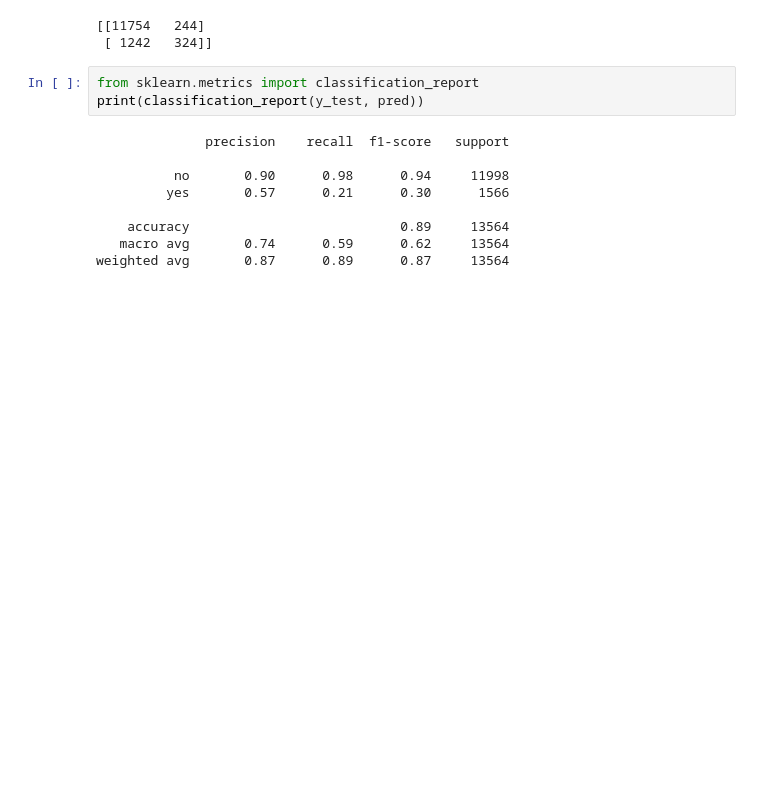
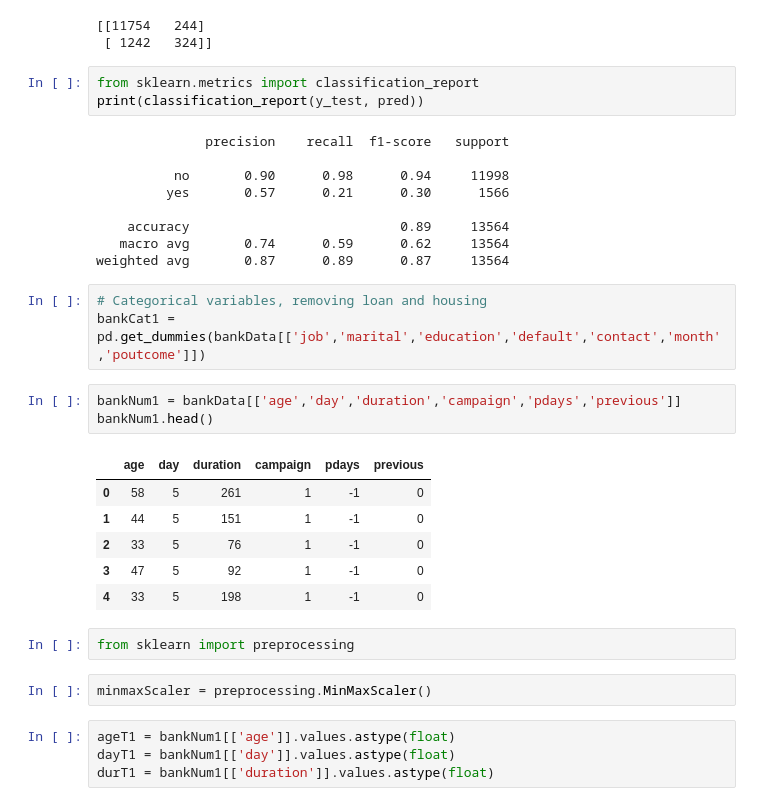
Before and after one commit to sadullahmath/LinearRegresyon, a Jupyter notebook: LogisticRegression.ipynb, the cells around one changed output. Drawn from its saved outputs; the diff is of its cells as text; blank space fills up the shorter version.

```diff
--- a/LogisticRegression.ipynb
+++ b/LogisticRegression.ipynb
@@ -104,3 +104,24 @@ print(classification_report(y_test, pred))
     accuracy                           0.89     13564
    macro avg       0.74      0.59      0.62     13564
 weighted avg       0.87      0.89      0.87     13564
+# %%
+# Categorical variables, removing loan and housing
+bankCat1 = pd.get_dummies(bankData[['job','marital','education','default','contact','month','poutcome']])
+# %%
+bankNum1 = bankData[['age','day','duration','campaign','pdays','previous']]
+bankNum1.head()
+# %% [output]
+|  | age | day | duration | campaign | pdays | previous |
+| 0 | 58 | 5 | 261 | 1 | -1 | 0 |
+| 1 | 44 | 5 | 151 | 1 | -1 | 0 |
+| 2 | 33 | 5 | 76 | 1 | -1 | 0 |
+| 3 | 47 | 5 | 92 | 1 | -1 | 0 |
+| 4 | 33 | 5 | 198 | 1 | -1 | 0 |
+# %%
+from sklearn import preprocessing
+# %%
+minmaxScaler = preprocessing.MinMaxScaler()
+# %%
+ageT1 = bankNum1[['age']].values.astype(float)
+dayT1 = bankNum1[['day']].values.astype(float)
+durT1 = bankNum1[['duration']].values.astype(float)
```
Also changed, not shown: parts of 9 cells of this notebook.
